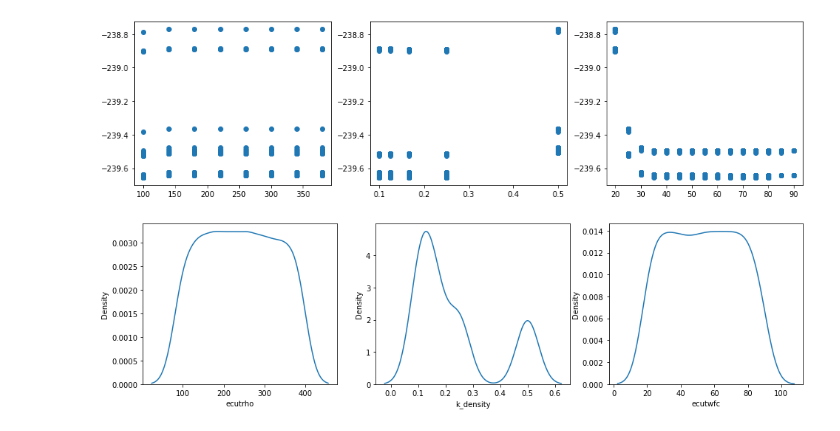
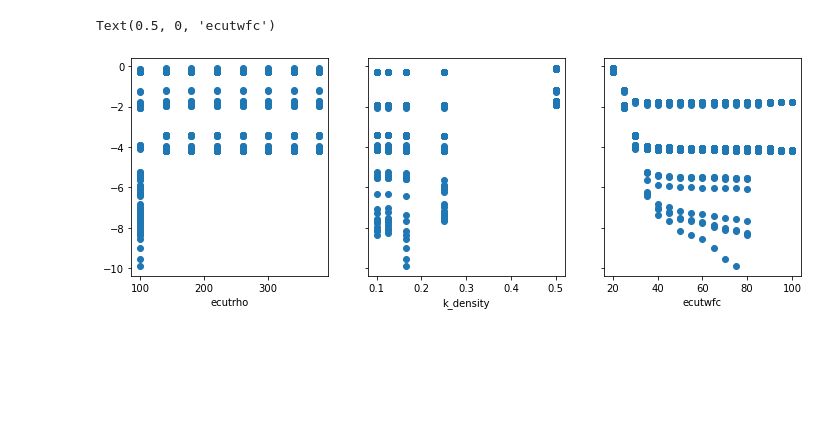
Before and after one commit to CS-433/ml-project-2-aiidalearn, a Jupyter notebook: code/eda/eda_toy_data.ipynb, the cells around one changed output. Cells and saved outputs as stored; diff of their text form; code cells hidden in the pictures; blank space fills up the shorter version.

Commit message:
implement log transform of target var in delta E regression

```diff
--- a/code/eda/eda_toy_data.ipynb
+++ b/code/eda/eda_toy_data.ipynb
@@ -28,0 +7,18 @@ plot_x_cols = ['ecutrho', 'k_density', 'ecutwfc']
+# %%
+DATA_DIR = os.path.join(
+    os.path.dirname(os.path.dirname(os.getcwd())), "data/"
+)
+structure_names = ["Ge-1_Se-1", "Ge-1_Te-1"]
+df = pd.concat([pd.read_csv(os.path.join(DATA_DIR, struct_name + ".csv"), index_col=0) for struct_name in structure_names])
+# %%
+cols_raw = list(df.columns)
+cols_trash = ['converged', 'accuracy']
+cols_independent = ['delta_E']
+cols_drop = cols_trash + cols_independent
+
+cols_dependent = cols_raw.copy()
+for element in cols_drop:
+    cols_dependent.remove(element)
+# %%
+X_raw = df[cols_dependent]
+y_raw = df[cols_independent]
@@ -29,13 +38,10 @@ plot_x_cols = ['ecutrho', 'k_density', 'ecutwfc']
 # %%
-fig, ax = plt.subplots(1, 3, figsize=(16, 4))
-for i, col in enumerate(plot_x_cols):
-    ax[i].scatter(data[col], E)
+fig, ax = plt.subplots(1,3,figsize=(12,4), sharey=True, squeeze=True)
+for i, col in enumerate(X_raw.columns[:3]):
+    ax[i].scatter(X_raw[col], np.log(y_raw - np.min(y_raw)))
+ax[0].set_xlabel("ecutrho")
+ax[1].set_xlabel('k_density')
+ax[2].set_xlabel('ecutwfc')
 # %% [output]
+Text(0.5, 0, 'ecutwfc')
-[figure, old version]
+[figure, new version]
-# %%
-import seaborn as sns
-fig, ax = plt.subplots(1, 3, figsize=(16, 4))
-for i, col in enumerate(plot_x_cols):
-    sns.kdeplot(data[col], ax=ax[i])
-# %% [output]
-[figure, removed]
```
Also changed, not shown: parts of 5 cells of this notebook, 2 other files.
